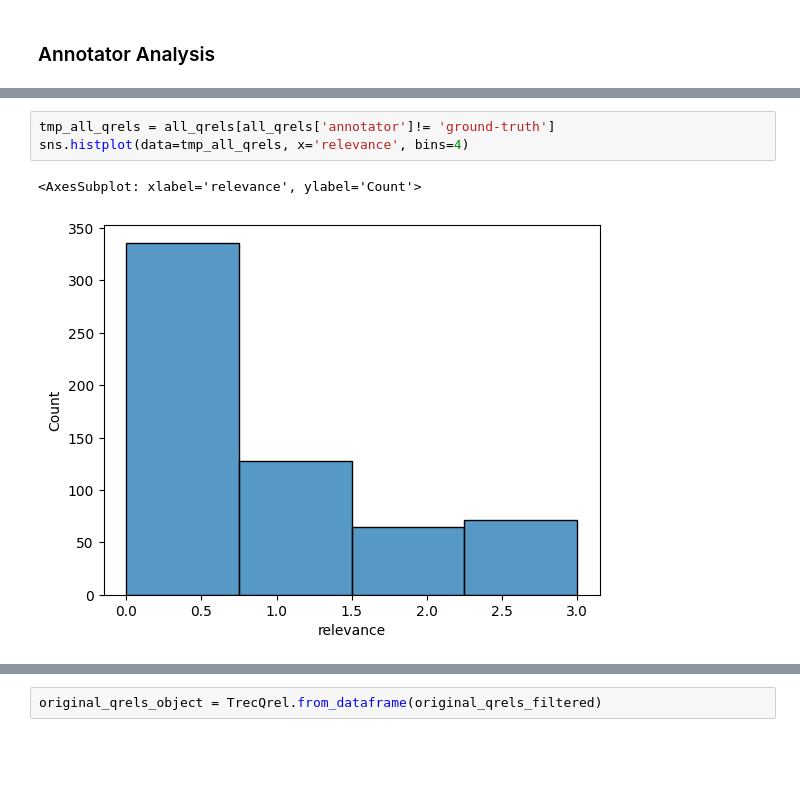
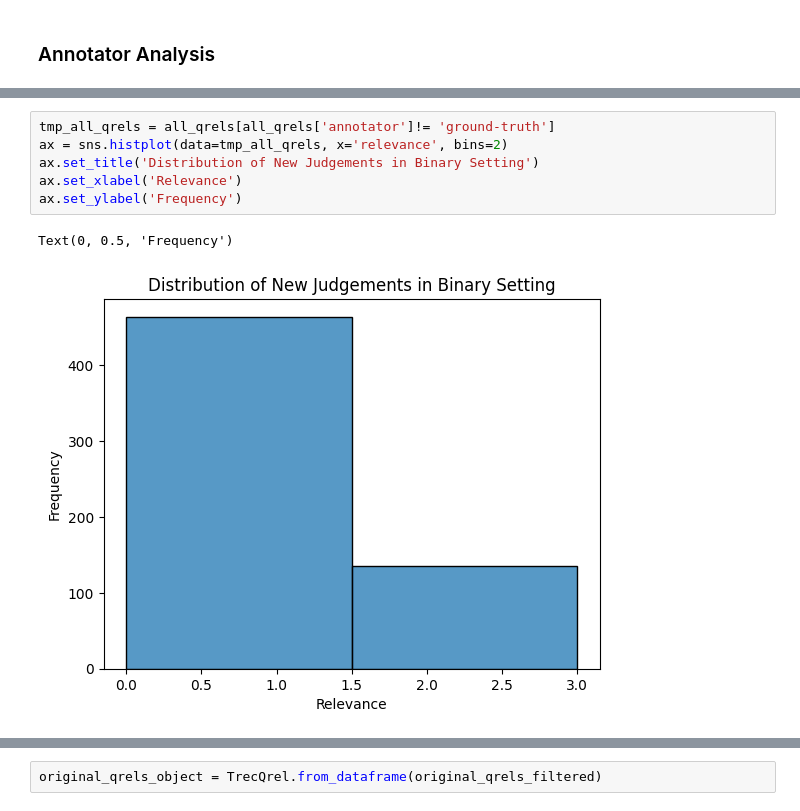
Before and after one commit to Parry-Parry/sigir25-annotation, a Jupyter notebook: analysis/annotator.ipynb, the cells around one changed output, grey strips where cells are left out. Drawn from its saved outputs; the diff is of its cells as text; blank space fills up the shorter version.

Commit message:
Adding initial figures

```diff
--- a/analysis/annotator.ipynb
+++ b/analysis/annotator.ipynb
@@ -357,7 +399,10 @@ sns.histplot(data=original_qrels_filtered, x='relevance', bins=4)
 # %%
 tmp_all_qrels = all_qrels[all_qrels['annotator']!= 'ground-truth']
-sns.histplot(data=tmp_all_qrels, x='relevance', bins=4)
+ax = sns.histplot(data=tmp_all_qrels, x='relevance', bins=2)
+ax.set_title('Distribution of New Judgements in Binary Setting')
+ax.set_xlabel('Relevance')
+ax.set_ylabel('Frequency')
 # %% [output]
-<AxesSubplot: xlabel='relevance', ylabel='Count'>
+Text(0, 0.5, 'Frequency')
-[figure, old version]
+[figure, new version]
 # %%
```
Also changed, not shown: parts of 26 cells of this notebook.
